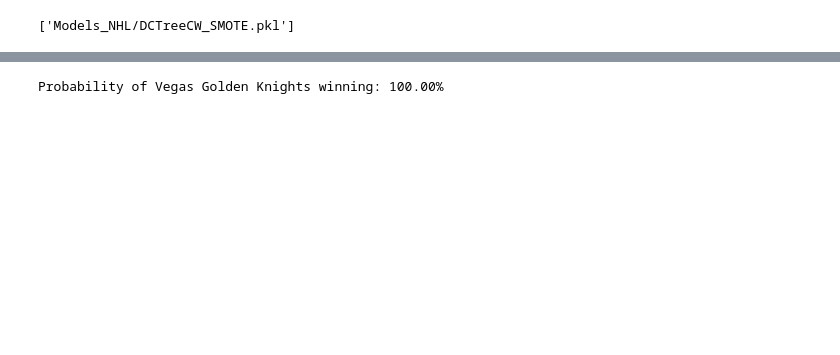
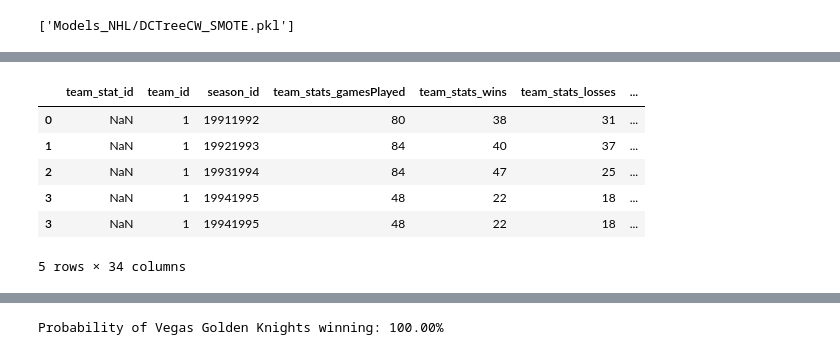
Before and after one commit to joeldemontigny/project-sports-analytics-NHL-3.0, a Jupyter notebook: Project_4_NHL/Testing_diff_model.ipynb, the cells around one changed output, grey strips where cells are left out. Saved outputs shown, nothing was run; the diff lists cells and outputs as text; code cells hidden in the pictures; blank space fills up the shorter version.

```diff
--- a/Project_4_NHL/Testing_diff_model.ipynb
+++ b/Project_4_NHL/Testing_diff_model.ipynb
@@ -500,0 +638,3 @@ joblib.dump(clf,DCTreeCW_SMOTE)
+# %%
+resultTwo_df=resultOne_df.join(log_regROS_pred_df.iloc[:, 0], how='outer', rsuffix=' from Log_reg_bla_df')
+resultTwo_df.head(5)
@@ -500,0 +649,3 @@ joblib.dump(clf,DCTreeCW_SMOTE)
+# %%
+resultThree_df=resultTwo_df.join(log_DCTreeROS_pred_df.iloc[:, 0], how='outer', rsuffix=' from Log_reg_bla_df')
+resultThree_df.head(5)
@@ -500,0 +660,3 @@ joblib.dump(clf,DCTreeCW_SMOTE)
+# %%
+resultFour_df=resultThree_df.join(log_DCTreeCWROS_pred_df.iloc[:, 0], how='outer', rsuffix=' from Log_reg_bla_df')
+resultFour_df.head(5)
@@ -500,0 +671,3 @@ joblib.dump(clf,DCTreeCW_SMOTE)
+# %%
+resultFive_df=resultFour_df.join(log_DCTreeCW_US_pred_df.iloc[:, 0], how='outer', rsuffix=' from Log_reg_bla_df')
+resultFive_df.head(5)
@@ -500,0 +682,11 @@ joblib.dump(clf,DCTreeCW_SMOTE)
+# %%
+resultSix_df=resultFive_df.join(log_DCTreeCW_OS_pred_df.iloc[:, 0], how='outer', rsuffix=' from Log_reg_bla_df')
+resultSix_df.head(5)
+# %% [output]
+|  | team_stat_id | team_id | season_id | team_stats_gamesPlayed | team_stats_wins | team_stats_losses | ... |
+| 0 | NaN | 1 | 19911992 | 80 | 38 | 31 | ... |
+| 1 | NaN | 1 | 19921993 | 84 | 40 | 37 | ... |
+| 2 | NaN | 1 | 19931994 | 84 | 47 | 25 | ... |
+| 3 | NaN | 1 | 19941995 | 48 | 22 | 18 | ... |
+| 3 | NaN | 1 | 19941995 | 48 | 22 | 18 | ... |
+5 rows × 34 columns
```
Also changed, not shown: parts of 23 cells of this notebook.
